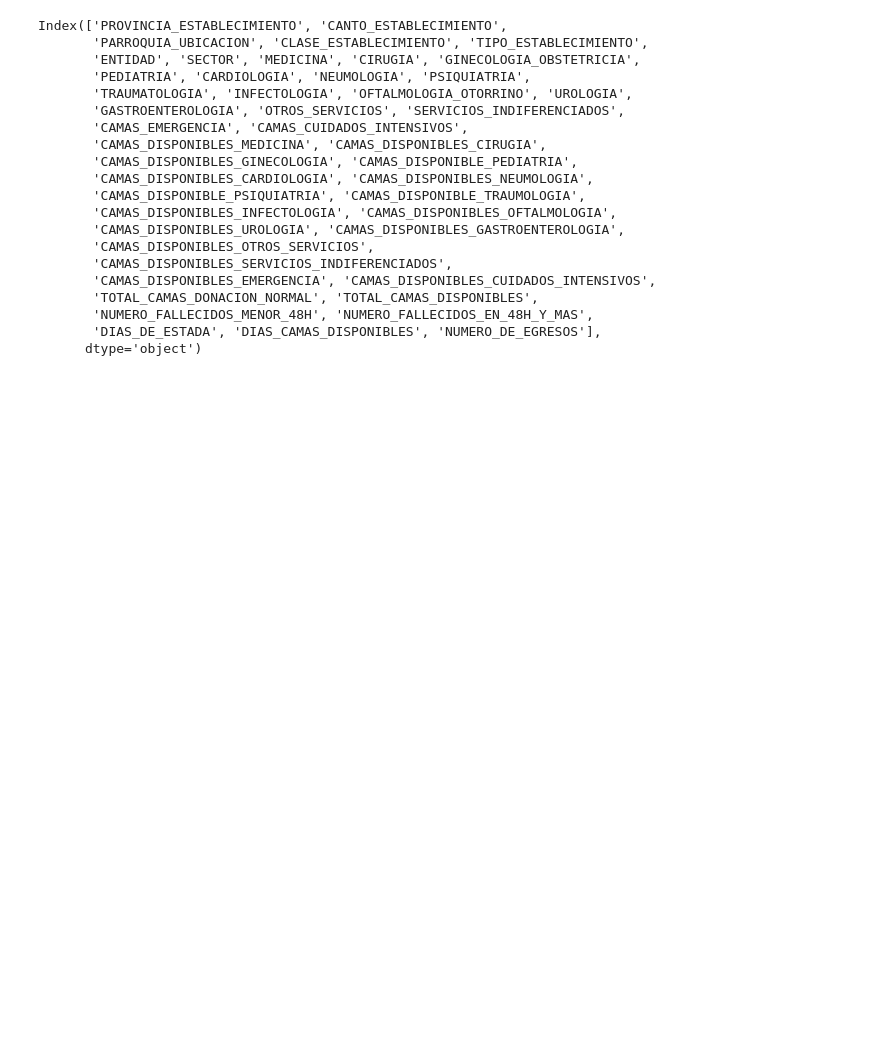
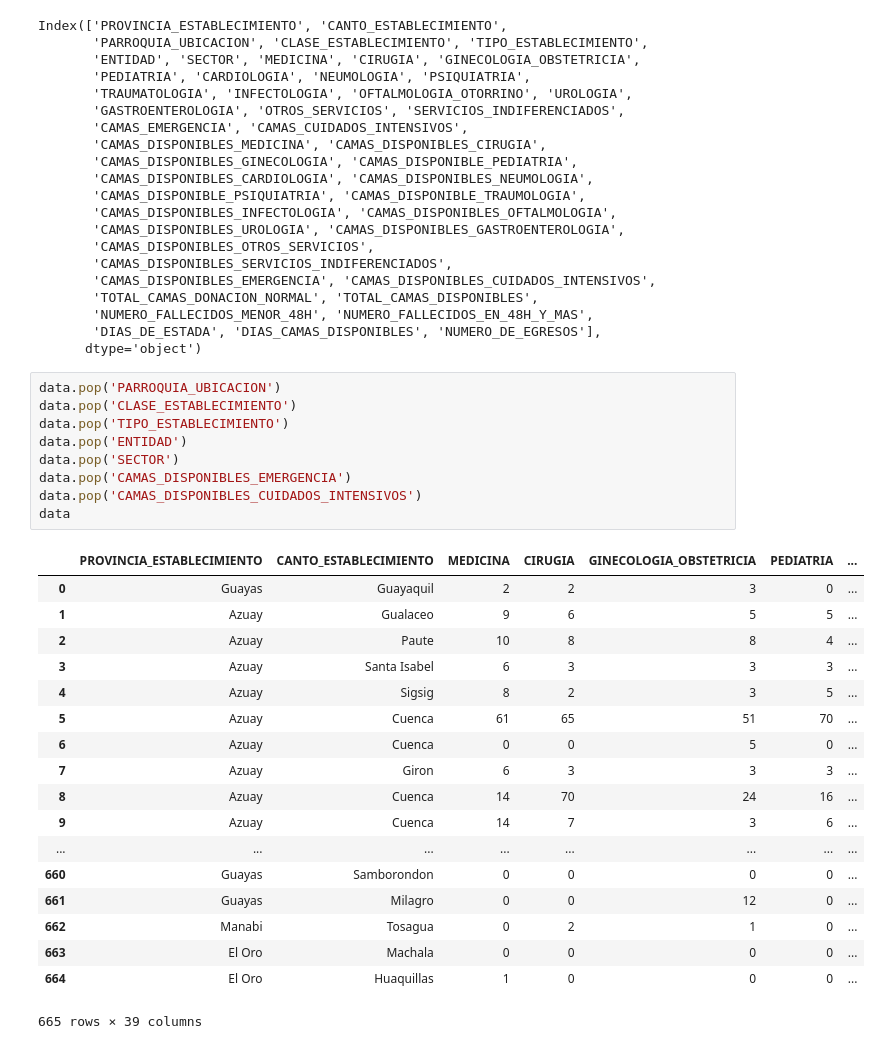
Before and after one commit to programacion-taw-utpl-001/trabajo-final-primer-bimestre-final-005, a Jupyter notebook: Proyecto/Proyecto.ipynb, the cells around one changed output. Saved outputs shown, nothing was run; the diff lists cells and outputs as text; blank space fills up the shorter version.

```diff
--- a/Proyecto/Proyecto.ipynb
+++ b/Proyecto/Proyecto.ipynb
@@ -67,3 +67,31 @@ Index(['PROVINCIA_ESTABLECIMIENTO', 'CANTO_ESTABLECIMIENTO',
        'NUMERO_FALLECIDOS_MENOR_48H', 'NUMERO_FALLECIDOS_EN_48H_Y_MAS',
        'DIAS_DE_ESTADA', 'DIAS_CAMAS_DISPONIBLES', 'NUMERO_DE_EGRESOS'],
       dtype='object')
+# %%
+data.pop('PARROQUIA_UBICACION')
+data.pop('CLASE_ESTABLECIMIENTO')
+data.pop('TIPO_ESTABLECIMIENTO')
+data.pop('ENTIDAD')
+data.pop('SECTOR')
+data.pop('CAMAS_DISPONIBLES_EMERGENCIA')
+data.pop('CAMAS_DISPONIBLES_CUIDADOS_INTENSIVOS')
+data
+# %% [output]
+|  | PROVINCIA_ESTABLECIMIENTO | CANTO_ESTABLECIMIENTO | MEDICINA | CIRUGIA | GINECOLOGIA_OBSTETRICIA | PEDIATRIA | ... |
+| 0 | Guayas | Guayaquil | 2 | 2 | 3 | 0 | ... |
+| 1 | Azuay | Gualaceo | 9 | 6 | 5 | 5 | ... |
+| 2 | Azuay | Paute | 10 | 8 | 8 | 4 | ... |
+| 3 | Azuay | Santa Isabel | 6 | 3 | 3 | 3 | ... |
+| 4 | Azuay | Sigsig | 8 | 2 | 3 | 5 | ... |
+| 5 | Azuay | Cuenca | 61 | 65 | 51 | 70 | ... |
+| 6 | Azuay | Cuenca | 0 | 0 | 5 | 0 | ... |
+| 7 | Azuay | Giron | 6 | 3 | 3 | 3 | ... |
+| 8 | Azuay | Cuenca | 14 | 70 | 24 | 16 | ... |
+| 9 | Azuay | Cuenca | 14 | 7 | 3 | 6 | ... |
+| ... | ... | ... | ... | ... | ... | ... | ... |
+| 660 | Guayas | Samborondon | 0 | 0 | 0 | 0 | ... |
+| 661 | Guayas | Milagro | 0 | 0 | 12 | 0 | ... |
+| 662 | Manabi | Tosagua | 0 | 2 | 1 | 0 | ... |
+| 663 | El Oro | Machala | 0 | 0 | 0 | 0 | ... |
+| 664 | El Oro | Huaquillas | 1 | 0 | 0 | 0 | ... |
+665 rows × 39 columns
```
Also changed, not shown: parts of 1 cell of this notebook.
